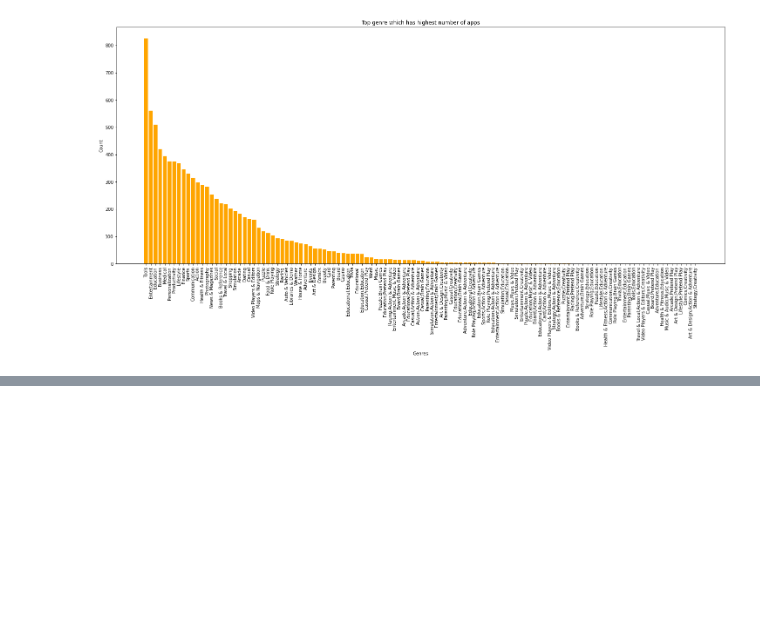
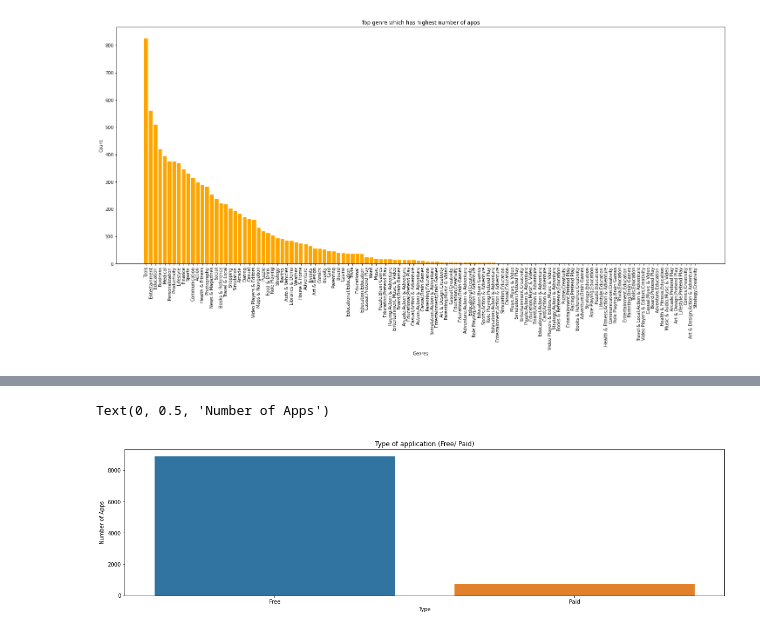
Before and after one commit to MijulSaxena/EDA-project-on-Gooogle-playstore., a Jupyter notebook: Play_Store_App_Review_Analysis_Capstone_Project_by_Mijul_Saxena.ipynb, the cells around one changed output, grey strips where cells are left out. Cells and saved outputs as stored; diff of their text form; code cells hidden in the pictures; blank space fills up the shorter version.

```diff
--- a/Play_Store_App_Review_Analysis_Capstone_Project_by_Mijul_Saxena.ipynb
+++ b/Play_Store_App_Review_Analysis_Capstone_Project_by_Mijul_Saxena.ipynb
@@ -358,0 +357,9 @@ ValueError: ignored
+# %%
+# type of application (Free/ Paid)
+plt.figure(figsize=(20, 5))
+sns.countplot(play_store_data['Type'])
+plt.title('Type of application (Free/ Paid)')
+plt.ylabel('Number of Apps')
+# %% [output]
+Text(0, 0.5, 'Number of Apps')
+[figure, added]
```
Also changed, not shown: parts of 6 cells of this notebook.
